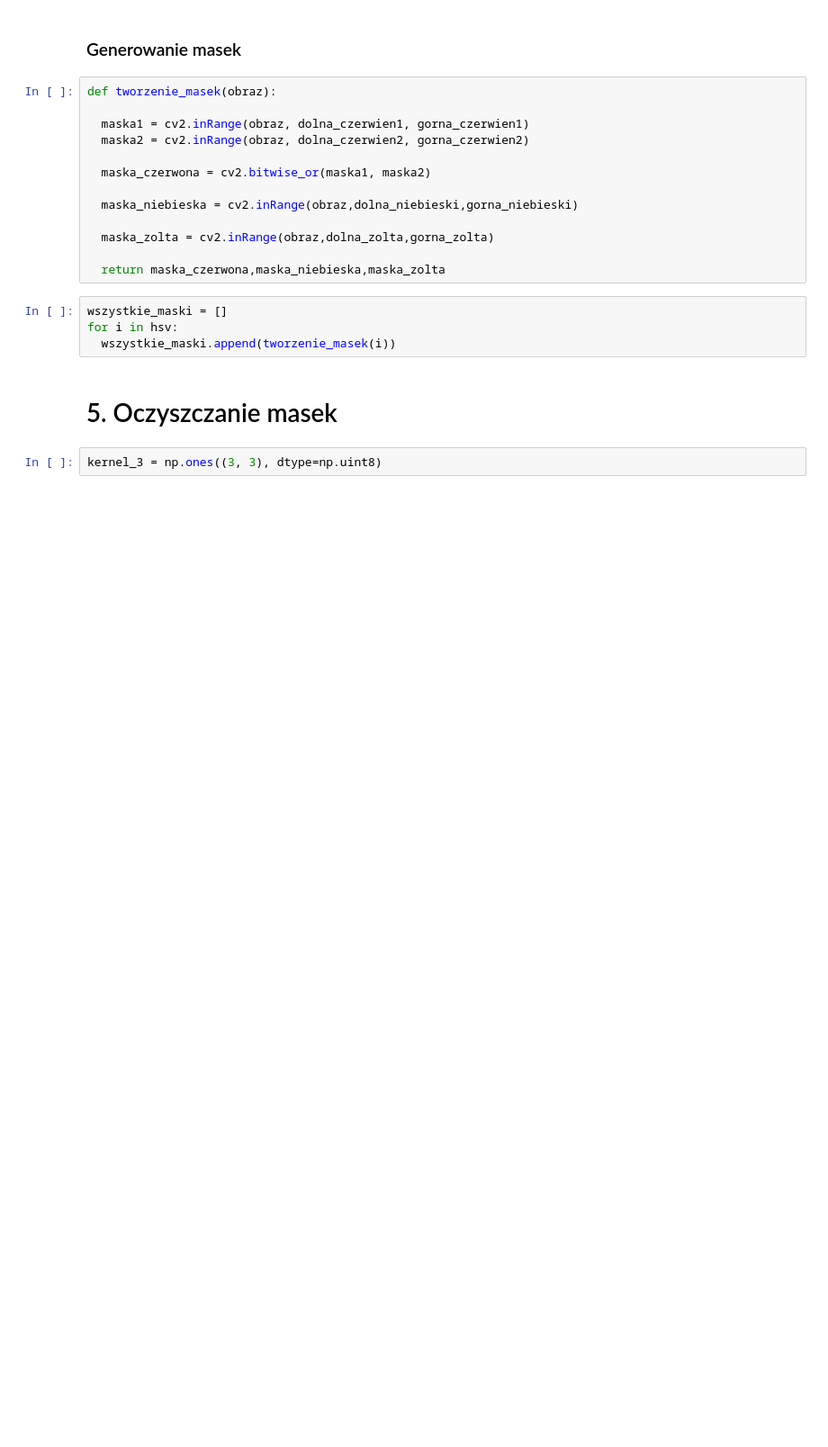
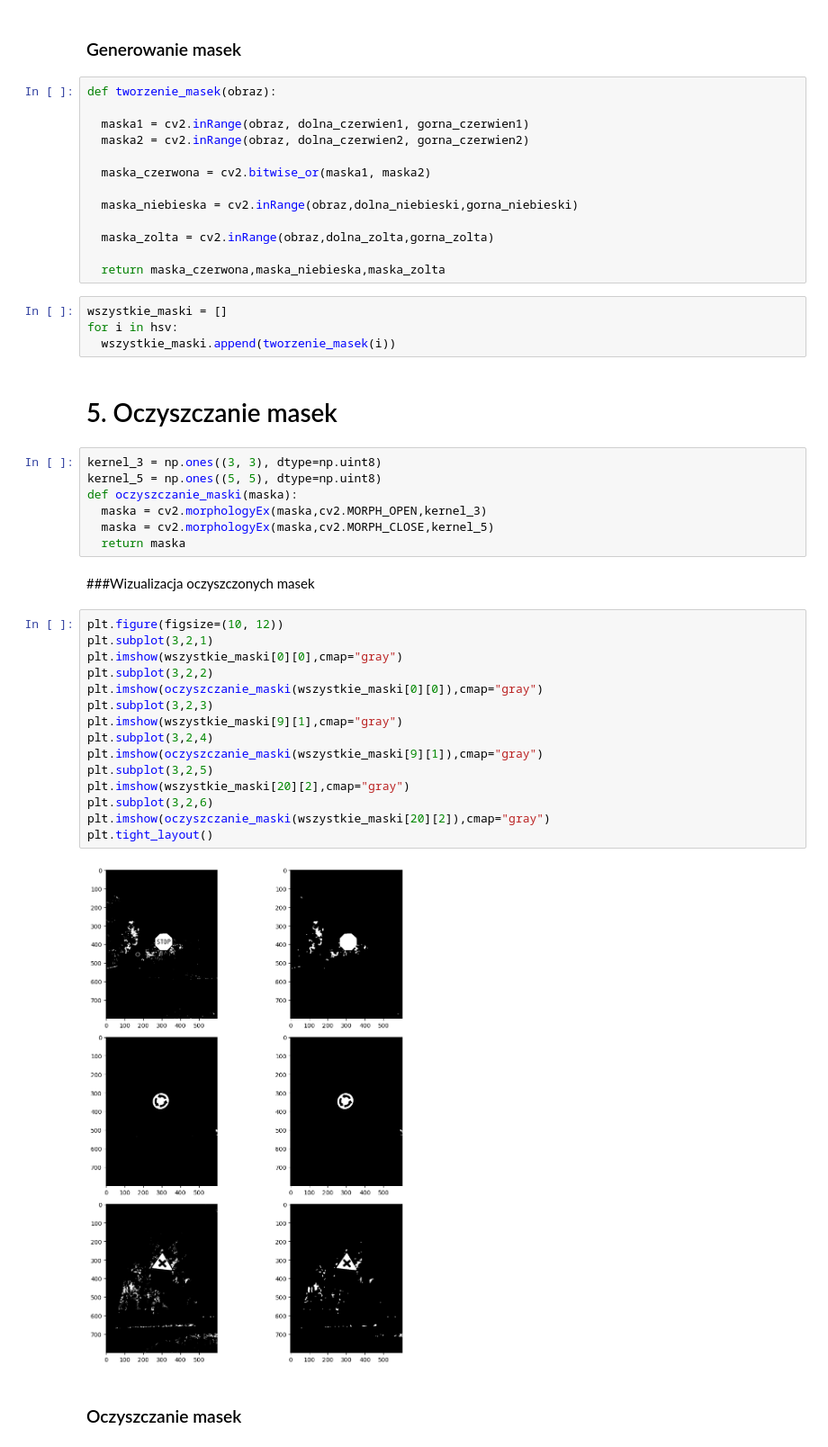
Before and after one commit to DobryCzlowiekDobryKodzik/Traffic-Sign-Recognition, a Jupyter notebook: notebooks/etap_2.ipynb, the cells around one changed output. Shown at 90% size. Saved outputs shown, nothing was run; the diff lists cells and outputs as text; blank space fills up the shorter version.

Commit message:
Oczyszczanie masek

```diff
--- a/notebooks/etap_2.ipynb
+++ b/notebooks/etap_2.ipynb
@@ -263,5 +263,31 @@ for i in hsv:
   wszystkie_maski.append(tworzenie_masek(i))
 # %% [markdown]
 # 5. Oczyszczanie masek
-# %%
-kernel_3 = np.ones((3, 3), dtype=np.uint8)
+# %%
+kernel_3 = np.ones((3, 3), dtype=np.uint8)
+kernel_5 = np.ones((5, 5), dtype=np.uint8)
+def oczyszczanie_maski(maska):
+  maska = cv2.morphologyEx(maska,cv2.MORPH_OPEN,kernel_3)
+  maska = cv2.morphologyEx(maska,cv2.MORPH_CLOSE,kernel_5)
+  return maska
+# %% [markdown]
+###Wizualizacja oczyszczonych masek
+# %%
+plt.figure(figsize=(10, 12))
+plt.subplot(3,2,1)
+plt.imshow(wszystkie_maski[0][0],cmap="gray")
+plt.subplot(3,2,2)
+plt.imshow(oczyszczanie_maski(wszystkie_maski[0][0]),cmap="gray")
+plt.subplot(3,2,3)
+plt.imshow(wszystkie_maski[9][1],cmap="gray")
+plt.subplot(3,2,4)
+plt.imshow(oczyszczanie_maski(wszystkie_maski[9][1]),cmap="gray")
+plt.subplot(3,2,5)
+plt.imshow(wszystkie_maski[20][2],cmap="gray")
+plt.subplot(3,2,6)
+plt.imshow(oczyszczanie_maski(wszystkie_maski[20][2]),cmap="gray")
+plt.tight_layout()
+# %% [output]
+[figure, added]
+# %% [markdown]
+### Oczyszczanie masek
```
Also changed, not shown: parts of 1 cell of this notebook.
